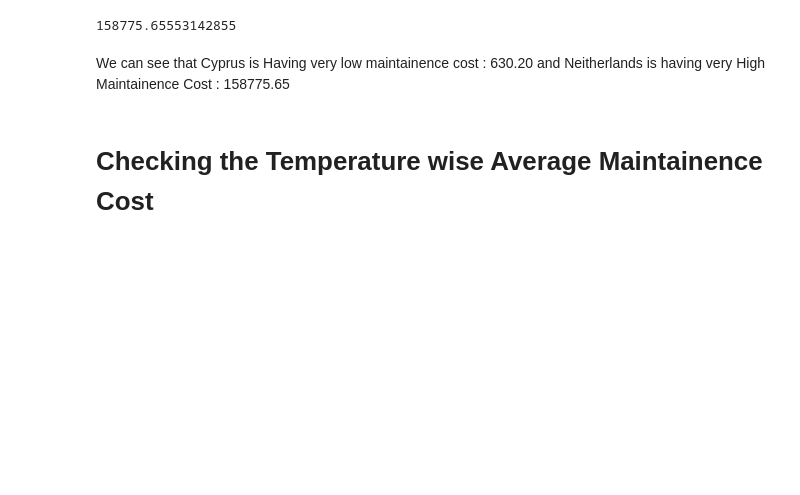
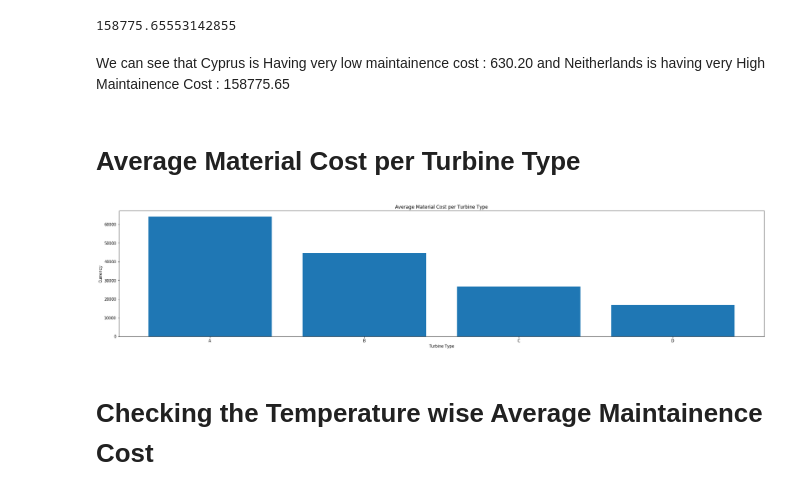
Before and after one commit to amitdatawarrior/MLProject, a Jupyter notebook: Vestas.ipynb, the cells around one changed output. Cells and saved outputs as stored; diff of their text form; code cells hidden in the pictures; blank space fills up the shorter version.

```diff
--- a/Vestas.ipynb
+++ b/Vestas.ipynb
@@ -124,6 +152,19 @@ y.max()
 # %% [markdown]
 We can see that Cyprus is Having very low maintainence cost : 630.20
 and Neitherlands is having very High Maintainence Cost : 158775.65
+# %% [markdown]
+# Average Material Cost per Turbine Type
+# %%
+y = np.array([df[df['TurbineType'] =='A']['MaterialCost'].mean(), df[df['TurbineType'] =='B']['MaterialCost'].mean(),
+              df[df['TurbineType'] =='C']['MaterialCost'].mean(), df[df['TurbineType'] =='D']['MaterialCost'].mean()])
+x = ['A', 'B', 'C', 'D' ]
+plt.bar(x, y)
+plt.title("Average Material Cost per Turbine Type")
+plt.ylabel("Currency")
+plt.xlabel("Turbine Type")
+plt.show()
+# %% [output]
+[figure, added]
 # %% [markdown]
 # Checking the Temperature wise Average Maintainence Cost
 # %%
```
Also changed, not shown: parts of 34 cells of this notebook.
